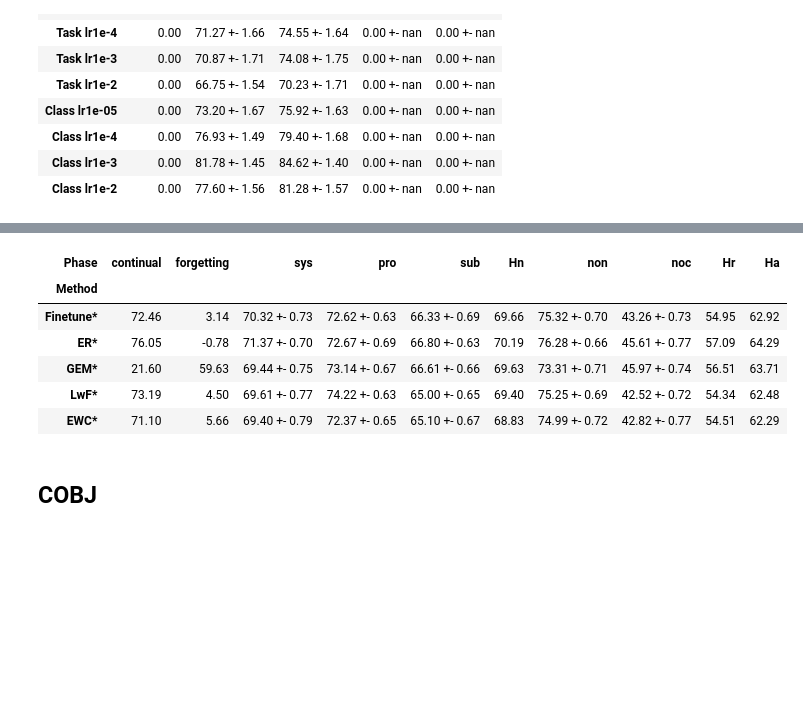
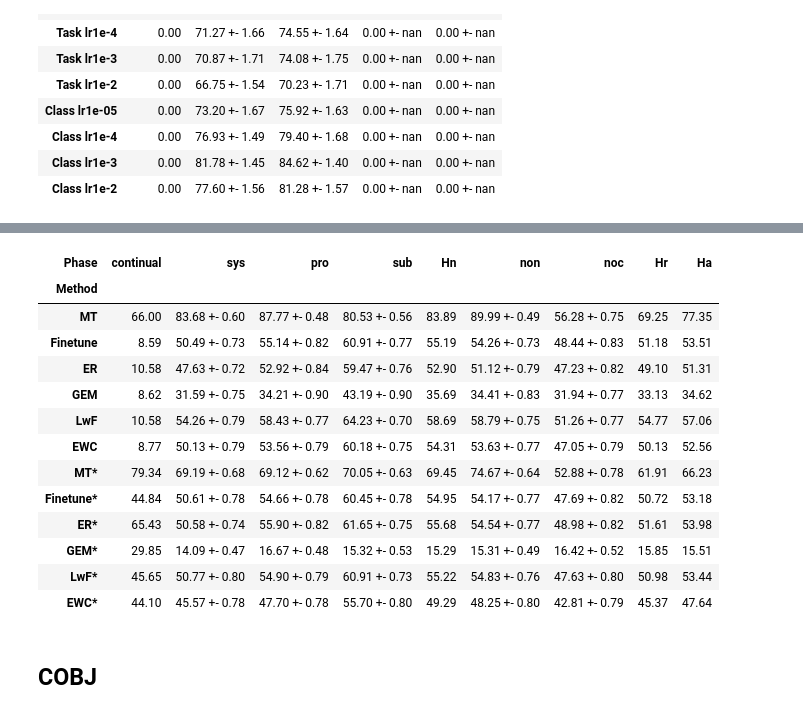
Before and after one commit to liaoweiduo/continual-learning-baselines, a Jupyter notebook: experiments/analysis/generate_result_table.ipynb, the cells around one changed output, grey strips where cells are left out. Cells and saved outputs as stored; diff of their text form; code cells hidden in the pictures; blank space fills up the shorter version.

```diff
--- a/experiments/analysis/generate_result_table.ipynb
+++ b/experiments/analysis/generate_result_table.ipynb
@@ -11,7 +11,7 @@ import seaborn as sns
 import plotly.express as px
 import plotly.graph_objs as go
 
-def get_accs(exp_name, mode='sys', project_name='CGQA', name='Top1_Acc_Stream/eval_phase/test_stream', index=''):
+def get_accs(exp_name, mode='sys', project_name='CGQA', name='Top1_Acc_Stream/eval_phase/test_stream', index='', test_n_way=None):
 
     if mode in ['continual', 'forgetting']:
         if not os.path.exists(os.path.join('../../../avalanche-experiments', project_name, exp_name, f'results-{exp_name}{index}.npy')):
@@ -20,10 +20,14 @@ def get_accs(exp_name, mode='sys', project_name='CGQA', name='Top1_Acc_Stream/ev
         results = np.load(os.path.join('../../../avalanche-experiments', project_name, exp_name, f'results-{exp_name}{index}.npy'), allow_pickle=True)
 
     else:
-        if not os.path.exists(os.path.join('../../../avalanche-experiments', project_name, exp_name, f'results-{exp_name}-{mode}-naive-frz.npy')):
+        if test_n_way:
+            file_name = f'results-{exp_name}-{mode}-naive-frz-test_n_way{test_n_way}.npy'
+        else:
+            file_name = f'results-{exp_name}-{mode}-naive-frz.npy'
+        if not os.path.exists(os.path.join('../../../avalanche-experiments', project_name, exp_name, file_name)):
             return np.array([0])
 
-        results = np.load(os.path.join('../../../avalanche-experiments', project_name, exp_name, f'results-{exp_name}-{mode}-naive-frz.npy'), allow_pickle=True)
+        results = np.load(os.path.join('../../../avalanche-experiments', project_name, exp_name, file_name), allow_pickle=True)
 
     accs = []
 
@@ -150,7 +154,7 @@ Exp
 # %%
 '''collect exps'''
 project_name = 'CGQA'
-modes = ['continual', 'forgetting', 'sys', 'pro', 'sub', 'non', 'noc']
+modes = ['continual', 'sys', 'pro', 'sub', 'non', 'noc']    # , 'forgetting'
 
 '''resnet18'''
 # exps = ['naive-cls-lr0_003', 'er-cls-lr0_003', 'gem-cls-lr0_01-p32-m0_3', 'lwf-cls-lr0_005-a1-t1', 'ewc-cls-lr0_005-lambda0_1']
@@ -159,10 +163,10 @@ modes = ['continual', 'forgetting', 'sys', 'pro', 'sub', 'non', 'noc']
 # exps_dis = ['Finetune*', 'ER*', 'GEM*', 'LwF*', 'EWC*']
 
 '''vit'''
-# exps = ['ht-vit-naive-cls-lr0_0001', 'ht-vit-er-cls-lr0_0001', 'ht-vit-gem-cls-lr5e-05', 'ht-vit-lwf-cls-lr0_0001', 'ht-vit-ewc-cls-lr0_0001']
-# exps_dis = ['Finetune', 'ER', 'GEM', 'LwF', 'EWC']
-# exps = ['ht-vit-naive-tsk-lr0_0001', 'ht-vit-er-tsk-lr0_0001', 'ht-vit-gem-tsk-lr1e-05', 'ht-vit-lwf-tsk-lr0_0001', 'ht-vit-ewc-tsk-lr0_0001']
-# exps_dis = ['Finetune*', 'ER*', 'GEM*', 'LwF*', 'EWC*']
+exps = ['HT-MT-vit-naive-tsk_False-lr0_0001', 'ht-vit-naive-cls-lr0_0001', 'ht-vit-er-cls-lr0_0001', 'ht-vit-gem-cls-lr5e-05', 'ht-vit-lwf-cls-lr0_0001', 'ht-vit-ewc-cls-lr0_0001',
+        'HT-MT-vit-naive-tsk_True-lr0_0001', 'ht-vit-naive-tsk-lr0_0001', 'ht-vit-er-tsk-lr0_0001', 'ht-vit-gem-tsk-lr1e-05', 'ht-vit-lwf-tsk-lr0_0001', 'ht-vit-ewc-tsk-lr0_0001']
+exps_dis = ['MT', 'Finetune', 'ER', 'GEM', 'LwF', 'EWC',
+            'MT*', 'Finetune*', 'ER*', 'GEM*', 'LwF*', 'EWC*']
 
 '''concept'''
 # exps = [
@@ -172,16 +176,16 @@ modes = ['continual', 'forgetting', 'sys', 'pro', 'sub', 'non', 'noc']
 # exps_dis = ['Task-IL', 'Class-IL']
 
 '''Multi Task'''
-exps = [
-    f'MT-naive-tsk_{return_task_id}-lr{learning_rate}'
-    for return_task_id in [True, False]
-    for learning_rate in ['0_0001', '0_0005', '0_001', '0_005', '0_01', '0_05', '0_1']
-    ]
-exps_dis = [
-    f"{'Task' if return_task_id else 'Class'} lr{learning_rate}"
-    for return_task_id in [True, False]
-    for learning_rate in ['0.0001', '0.0005', '0.001', '0.005', '0.01', '0.05', '0.1']
-]
+# exps = [
+#     f'MT-naive-tsk_{return_task_id}-lr{learning_rate}'
+#     for return_task_id in [True, False]
+#     for learning_rate in ['0_0001', '0_0005', '0_001', '0_005', '0_01', '0_05', '0_1']
+#     ]
+# exps_dis = [
+#     f"{'Task' if return_task_id else 'Class'} lr{learning_rate}"
+#     for return_task_id in [True, False]
+#     for learning_rate in ['0.0001', '0.0005', '0.001', '0.005', '0.01', '0.05', '0.1']
+# ]
 
 '''Random model'''
 # exps = [
@@ -214,7 +218,7 @@ for exp_idx, exp_name in enumerate(exps):
             accs = get_accs(exp_name, mode, project_name=project_name, index='' if 'MT' not in exp_name else '', name='StreamForgetting/eval_phase/test_stream')
             print(accs)
         else:
-            accs = get_accs(exp_name, mode, project_name=project_name, index='' if 'MT' not in exp_name else '')
+            accs = get_accs(exp_name, mode, project_name=project_name, index='' if 'MT' not in exp_name else '', test_n_way=10 if 'MT' in exp_name else None)
         # print(accs)
         collected_data.append(pd.DataFrame({'Method': exps_dis[exp_idx], 'Phase': mode, 'Accuracy': accs}))
 
@@ -368,7 +372,8 @@ data = pd.concat(data, ignore_index=True)
 # to latex
 
 data = data.pivot(index='Method', values='str', columns='Phase')
-data = data[['continual', 'forgetting', 'sys', 'pro', 'sub', 'Hn', 'non',  'noc', 'Hr', 'Ha']]
+# data = data[['continual', 'forgetting', 'sys', 'pro', 'sub', 'Hn', 'non',  'noc', 'Hr', 'Ha']]
+data = data[['continual', 'sys', 'pro', 'sub', 'Hn', 'non',  'noc', 'Hr', 'Ha']]
 data = data.reindex(exps_dis)
 print(data.style.to_latex().replace('+-', '$\\pm$'))
 data
@@ -384,11 +396,18 @@ EWC* & 71.10 & 5.66 & 69.40 $\pm$ 0.79 & 72.37 $\pm$ 0.65 & 65.10 $\pm$ 0.67 & 6
 \end{tabular}
-| Phase | continual | forgetting | sys | pro | sub | Hn | non | noc | Hr | Ha |
-| Method |  |  |  |  |  |  |  |  |  |  |
-| Finetune* | 72.46 | 3.14 | 70.32 +- 0.73 | 72.62 +- 0.63 | 66.33 +- 0.69 | 69.66 | 75.32 +- 0.70 | 43.26 +- 0.73 | 54.95 | 62.92 |
-| ER* | 76.05 | -0.78 | 71.37 +- 0.70 | 72.67 +- 0.69 | 66.80 +- 0.63 | 70.19 | 76.28 +- 0.66 | 45.61 +- 0.77 | 57.09 | 64.29 |
-| GEM* | 21.60 | 59.63 | 69.44 +- 0.75 | 73.14 +- 0.67 | 66.61 +- 0.66 | 69.63 | 73.31 +- 0.71 | 45.97 +- 0.74 | 56.51 | 63.71 |
-| LwF* | 73.19 | 4.50 | 69.61 +- 0.77 | 74.22 +- 0.63 | 65.00 +- 0.65 | 69.40 | 75.25 +- 0.69 | 42.52 +- 0.72 | 54.34 | 62.48 |
-| EWC* | 71.10 | 5.66 | 69.40 +- 0.79 | 72.37 +- 0.65 | 65.10 +- 0.67 | 68.83 | 74.99 +- 0.72 | 42.82 +- 0.77 | 54.51 | 62.29 |
+| Phase | continual | sys | pro | sub | Hn | non | noc | Hr | Ha |
+| Method |  |  |  |  |  |  |  |  |  |
+| MT | 66.00 | 83.68 +- 0.60 | 87.77 +- 0.48 | 80.53 +- 0.56 | 83.89 | 89.99 +- 0.49 | 56.28 +- 0.75 | 69.25 | 77.35 |
+| Finetune | 8.59 | 50.49 +- 0.73 | 55.14 +- 0.82 | 60.91 +- 0.77 | 55.19 | 54.26 +- 0.73 | 48.44 +- 0.83 | 51.18 | 53.51 |
+| ER | 10.58 | 47.63 +- 0.72 | 52.92 +- 0.84 | 59.47 +- 0.76 | 52.90 | 51.12 +- 0.79 | 47.23 +- 0.82 | 49.10 | 51.31 |
+| GEM | 8.62 | 31.59 +- 0.75 | 34.21 +- 0.90 | 43.19 +- 0.90 | 35.69 | 34.41 +- 0.83 | 31.94 +- 0.77 | 33.13 | 34.62 |
+| LwF | 10.58 | 54.26 +- 0.79 | 58.43 +- 0.77 | 64.23 +- 0.70 | 58.69 | 58.79 +- 0.75 | 51.26 +- 0.77 | 54.77 | 57.06 |
+| EWC | 8.77 | 50.13 +- 0.79 | 53.56 +- 0.79 | 60.18 +- 0.75 | 54.31 | 53.63 +- 0.77 | 47.05 +- 0.79 | 50.13 | 52.56 |
+| MT* | 79.34 | 69.19 +- 0.68 | 69.12 +- 0.62 | 70.05 +- 0.63 | 69.45 | 74.67 +- 0.64 | 52.88 +- 0.78 | 61.91 | 66.23 |
+| Finetune* | 44.84 | 50.61 +- 0.78 | 54.66 +- 0.78 | 60.45 +- 0.78 | 54.95 | 54.17 +- 0.77 | 47.69 +- 0.82 | 50.72 | 53.18 |
+| ER* | 65.43 | 50.58 +- 0.74 | 55.90 +- 0.82 | 61.65 +- 0.75 | 55.68 | 54.54 +- 0.77 | 48.98 +- 0.82 | 51.61 | 53.98 |
+| GEM* | 29.85 | 14.09 +- 0.47 | 16.67 +- 0.48 | 15.32 +- 0.53 | 15.29 | 15.31 +- 0.49 | 16.42 +- 0.52 | 15.85 | 15.51 |
+| LwF* | 45.65 | 50.77 +- 0.80 | 54.90 +- 0.79 | 60.91 +- 0.73 | 55.22 | 54.83 +- 0.76 | 47.63 +- 0.80 | 50.98 | 53.44 |
+| EWC* | 44.10 | 45.57 +- 0.78 | 47.70 +- 0.78 | 55.70 +- 0.80 | 49.29 | 48.25 +- 0.80 | 42.81 +- 0.79 | 45.37 | 47.64 |
 # %% [markdown]
 ## COBJ
 # %%
```
Also changed, not shown: parts of 2 cells of this notebook, 4 other files.
